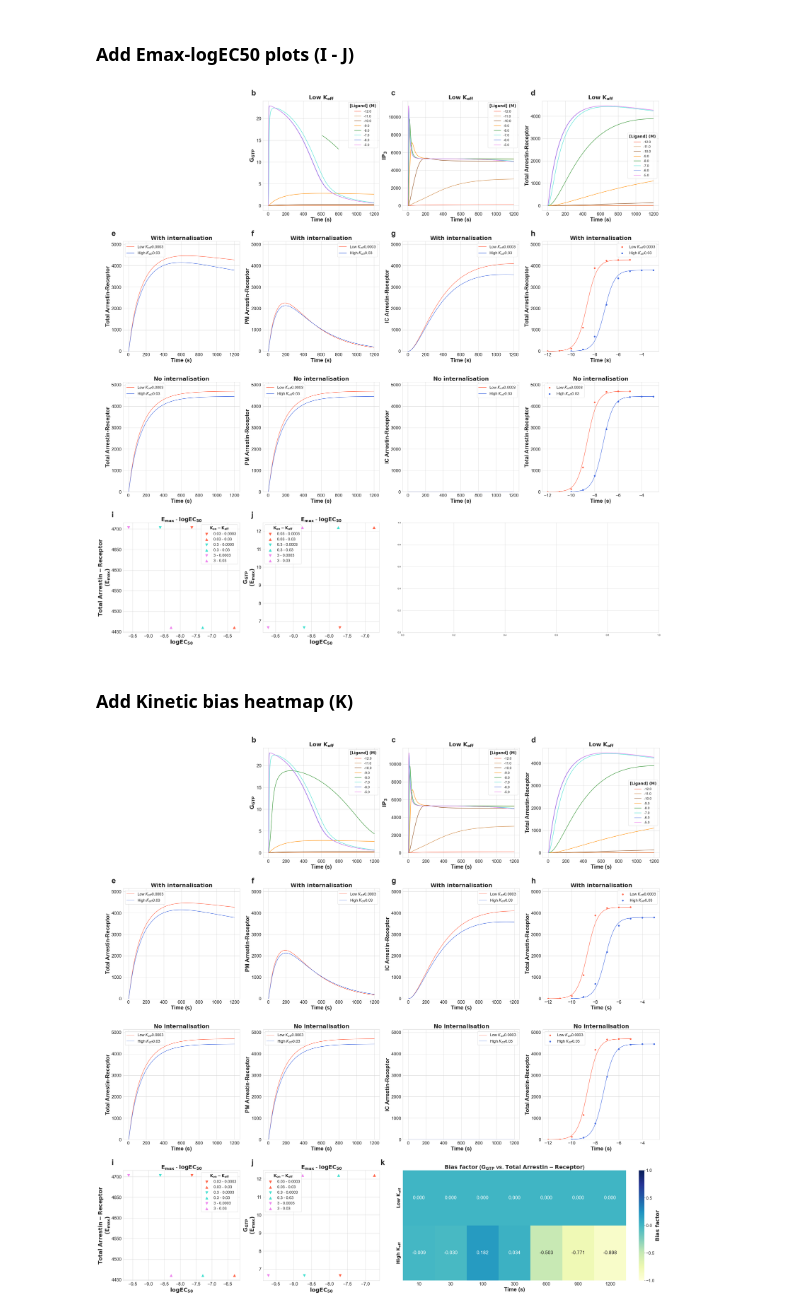
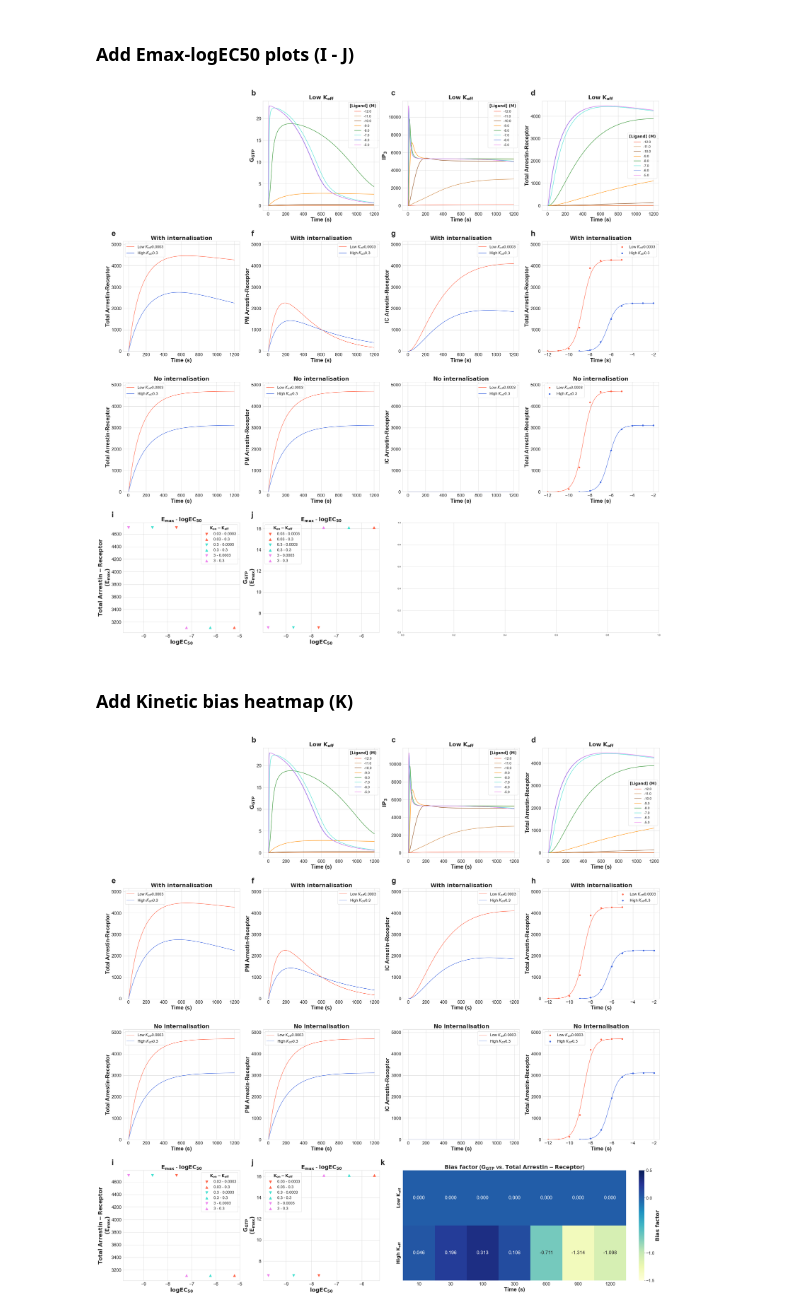
Before and after one commit to bence-szalai/gpcr-signaling-simulation, a Jupyter notebook: code/create_plots.ipynb, the cells around one changed output. Cells and saved outputs as stored; diff of their text form; code cells hidden in the pictures.

Commit message:
Code for creating preliminary plots

```diff
--- a/code/create_plots.ipynb
+++ b/code/create_plots.ipynb
@@ -220,7 +217,7 @@ subplot_labels=['E','F','G']
 molecules_to_plot=['Total Arrestin-Receptor','PM Arrestin-Receptor','IC Arrestin-Receptor']
 
 kon=0.3
-koff_list=[0.0003,0.03]
+koff_list=[0.0003,high_koff]
 internalisation_status=['With_internalisation','No_internalisation']
 process_name='Koff_Kon_all'
 color_palette_dict=mcolors.CSS4_COLORS
@@ -363,7 +360,7 @@ with open('../data/temp_data_for_plotting/temporary_plot_B_G_axes_object.pkl','r
 time_to_response=1200
 
 kon=0.3
-koff_list=[0.0003,0.03]
+koff_list=[0.0003,high_koff]
 internalisation_status=['With_internalisation','No_internalisation']
 process_name='Koff_Kon_all'
 color_palette_dict=mcolors.CSS4_COLORS
@@ -509,7 +506,7 @@ with open('../data/temp_data_for_plotting/temporary_plot_B_H_axes_object.pkl','r
 time_to_response=1200
 
 kon_list=[0.03,0.3,3]
-koff_list=[0.0003,0.03]
+koff_list=[0.0003,high_koff]
 internalisation_status=['With_internalisation','No_internalisation']
 process_name='Koff_Kon_all'
 color_palette_dict=mcolors.CSS4_COLORS
@@ -550,7 +547,7 @@ with open('../data/temp_data_for_plotting/temporary_plot_B_J_fig_object.pkl','wb
 with open('../data/temp_data_for_plotting/temporary_plot_B_J_axes_object.pkl','wb') as file:
     pickle.dump(ax,file)
 # %% [output]
-[figure, old version]
+[figure, new version]
 # %% [markdown]
 ### Add Kinetic bias heatmap  (__K__)
 # %%
@@ -559,7 +556,8 @@ def draw_kinetic_bias_heatmap(pathway1,pathway2,molecules_dict,kon,koff_list,int
                         subplot_title_fontsize_nominator,subplot_axis_label_fontsize_nominator,\
                         subplot_axis_tick_label_fontsize_nominator,subplot_legend_label_fontsize_nominator,\
                         legend_title,hm_cbar_legend_title_fontsize_nominator,legend_handles,timepoint_list,ylim,\
-                        subplot_label,subplot_label_fontsize_nominator,hm_annot_fontsize_nominator,hm_cbar_axis_fontsize_nominator):
+                        subplot_label,subplot_label_fontsize_nominator,hm_annot_fontsize_nominator,hm_cbar_axis_fontsize_nominator,\
+                        high_koff):
 
     ## Create directory path to load the data from
     dirname=os.path.join('../data/',intern_status,process_name,'')
@@ -639,8 +637,15 @@ def draw_kinetic_bias_heatmap(pathway1,pathway2,molecules_dict,kon,koff_list,int
     bias_factor_df=bias_factor_df.set_axis(["$\mathbf{Low\ K_{off}}$","$\mathbf{High\ K_{off}}$"])
 
     # PLot heatmap and customize legend
-    hm=sns.heatmap(bias_factor_df,annot=True,cmap="YlGnBu", ax=axis,fmt='.3f',vmin=-1,vmax=1,
-                   cbar_kws={'ticks':[-1,-0.5,0,0.5,1.0],
+    if high_koff==0.03:
+        vmin=-1
+        cbar_ticks=[-1,0.5,0,0.5]
+    if high_koff==0.3:
+        vmin=-1.5
+        cbar_ticks=[-1.5,-1,0.5,0,0.5]
+
+    hm=sns.heatmap(bias_factor_df,annot=True,cmap="YlGnBu", ax=axis,fmt='.3f',vmin=vmin,vmax=0.5,
+                   cbar_kws={'ticks':cbar_ticks,
                              'label':legend_title,
                              'fraction':0.08},
                    annot_kws={'fontsize':plot_area/hm_annot_fontsize_nominator})
@@ -699,7 +704,7 @@ time_to_response=1200
 timepoint_list=[10,30,100,300,600,900,1200]
 kon_list=[0.3]
 kon=0.3
-koff_list=[0.0003,0.03]
+koff_list=[0.0003,high_koff]
 internalisation_status=['With_internalisation','No_internalisation']
 intern_status='With_internalisation'
 process_name='Koff_Kon_all'
@@ -714,33 +719,34 @@ fig_height=40
 
 ## FOntsize=fig_width*fig_height/title_fontsize_ratio
 subplot_label_fontsize_nominator=50
 subplot_title_fontsize_nominator=70
 subplot_axis_label_fontsize_nominator=70
 subplot_axis_tick_label_fontsize_nominator=85
 subplot_legend_label_fontsize_nominator=100
 
 legend_title='$\mathbf{Bias\ factor}$'
 #legend_handles=['Low $K_{off}$','High $K_{off}$']
 hm_annot_fontsize_nominator=80
 
 hm_cbar_axis_fontsize_nominator=90
 hm_cbar_legend_title_fontsize_nominator=75
 
 
 for subplot_name,subplot_label in zip(subplots_names,subplot_labels):
         ax[subplot_name]=draw_kinetic_bias_heatmap(pathway1,pathway2,molecules_dict,kon,koff_list,intern_status,process_name,ligand_ccs,\
                                                 color_palette_dict,color_names,ax,subplot_name,fig_width,fig_height,\
                                                 subplot_title_fontsize_nominator,subplot_axis_label_fontsize_nominator,\
                                                 subplot_axis_tick_label_fontsize_nominator,subplot_legend_label_fontsize_nominator,\
                                                 legend_title,hm_cbar_legend_title_fontsize_nominator,legend_handles,timepoint_list,ylim,\
-                                                subplot_label,subplot_label_fontsize_nominator,hm_annot_fontsize_nominator,hm_cbar_axis_fontsize_nominator)
+                                                subplot_label,subplot_label_fontsize_nominator,hm_annot_fontsize_nominator,hm_cbar_axis_fontsize_nominator,
+                                                high_koff)
 
 plt.savefig('../data/temp_data_for_plotting/temporary_plot_B_K.png',dpi=300,bbox_inches='tight')
 ## Save fig and axes object for later to add more subplots to it
 with open('../data/temp_data_for_plotting/temporary_plot_B_K_fig_object.pkl','wb') as file:
     pickle.dump(fig,file)
 with open('../data/temp_data_for_plotting/temporary_plot_B_K_axes_object.pkl','wb') as file:
     pickle.dump(ax,file)
 # %% [output]
-[figure, old version]
+[figure, new version]
 # %% [markdown]
```
Also changed, not shown: parts of 11 cells of this notebook.
